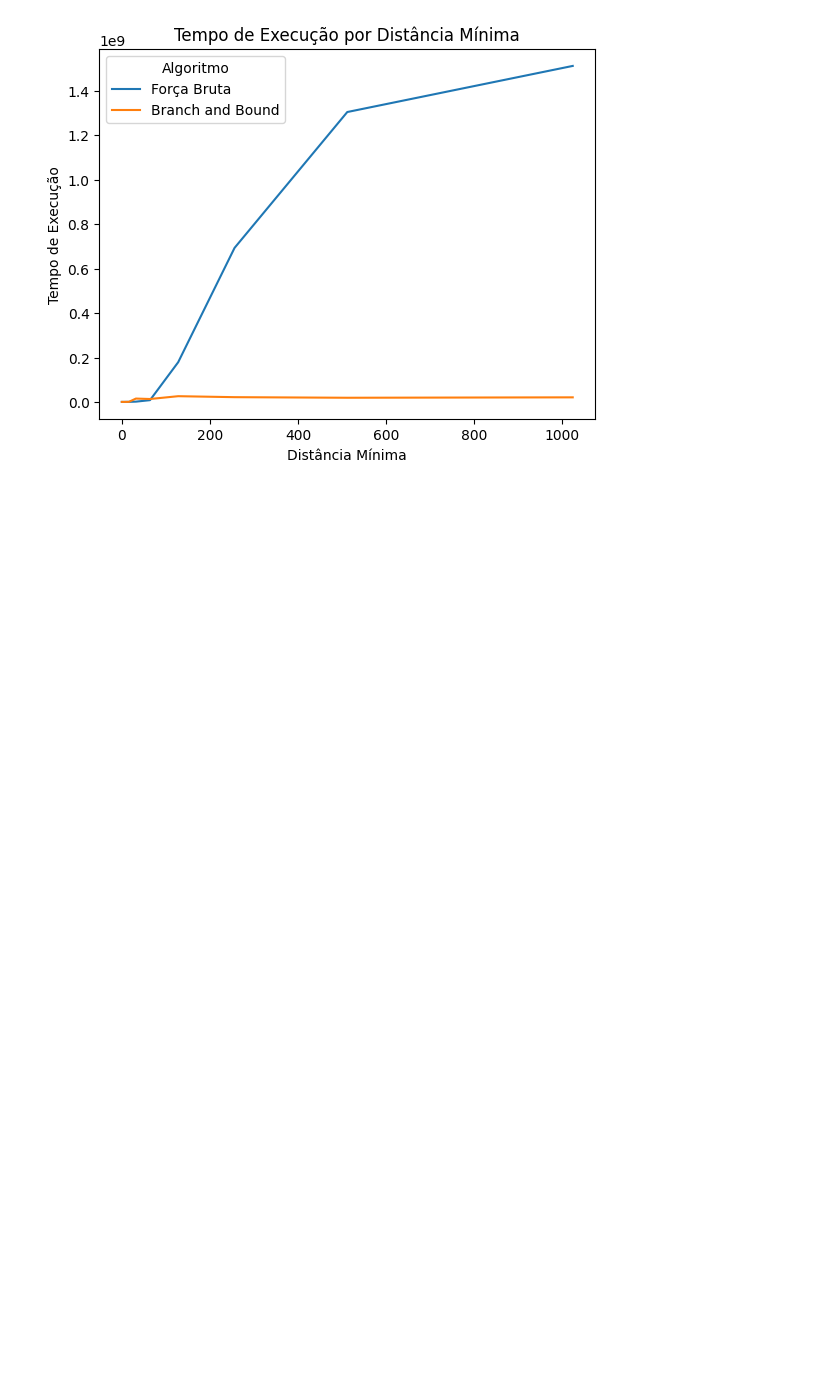
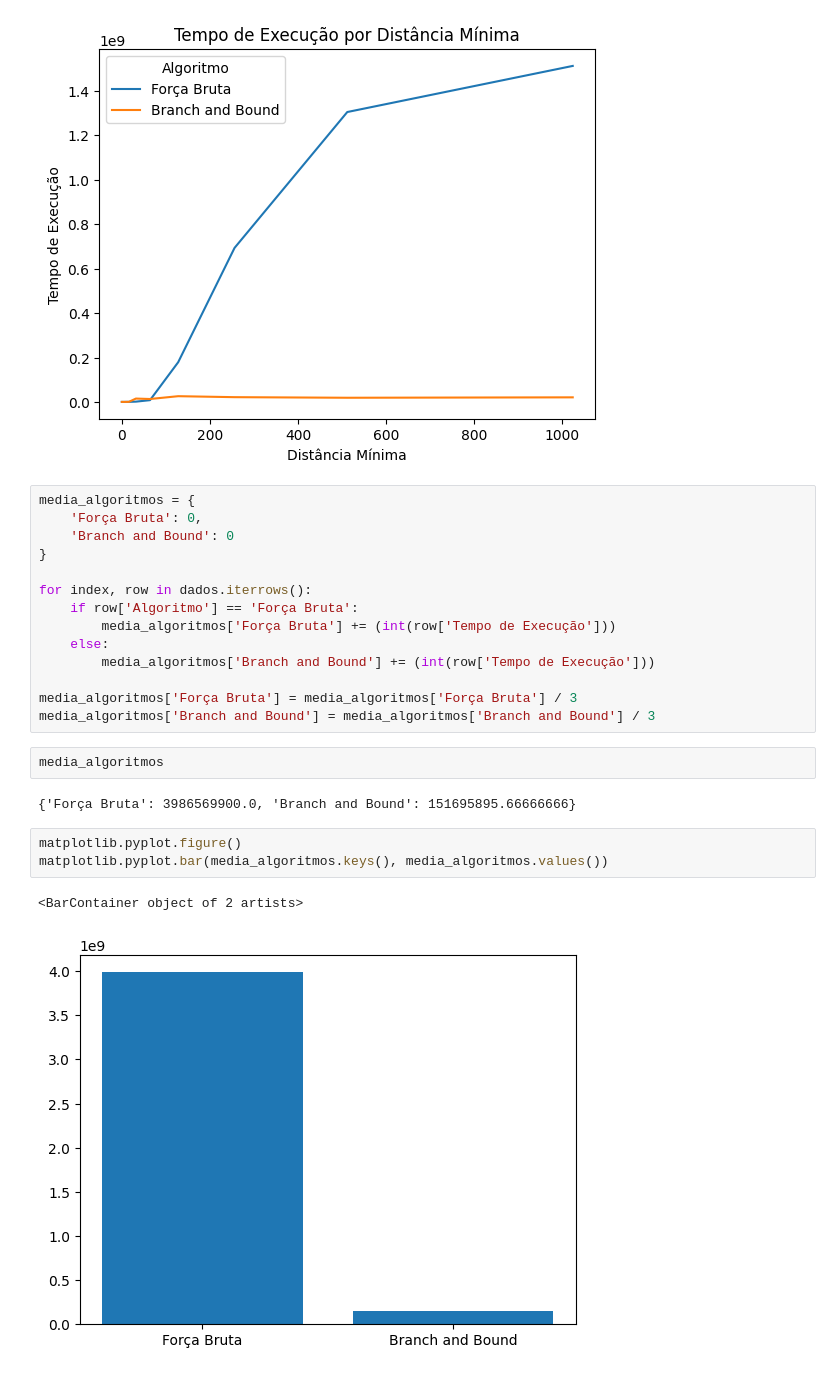
Before and after one commit to Henriquemcc/Trabalho_Pratico_-_Projeto_e_Analise_de_Algoritmos_-_2024-1, a Jupyter notebook: testes/testar.ipynb, the cells around one changed output. Drawn from its saved outputs; the diff is of its cells as text; blank space fills up the shorter version.

Commit message:
Plotando o gráfico de barra comparando os dois algoritmos

```diff
--- a/testes/testar.ipynb
+++ b/testes/testar.ipynb
@@ -146,3 +146,27 @@ matplotlib.pyplot.legend(title='Algoritmo')
 matplotlib.pyplot.show()
 # %% [output]
 [figure]
+# %%
+media_algoritmos = {
+    'Força Bruta': 0,
+    'Branch and Bound': 0
+}
+
+for index, row in dados.iterrows():
+    if row['Algoritmo'] == 'Força Bruta':
+        media_algoritmos['Força Bruta'] += (int(row['Tempo de Execução']))
+    else:
+        media_algoritmos['Branch and Bound'] += (int(row['Tempo de Execução']))
+
+media_algoritmos['Força Bruta'] = media_algoritmos['Força Bruta'] / 3
+media_algoritmos['Branch and Bound'] = media_algoritmos['Branch and Bound'] / 3
+# %%
+media_algoritmos
+# %% [output]
+{'Força Bruta': 3986569900.0, 'Branch and Bound': 151695895.66666666}
+# %%
+matplotlib.pyplot.figure()
+matplotlib.pyplot.bar(media_algoritmos.keys(), media_algoritmos.values())
+# %% [output]
+<BarContainer object of 2 artists>
+[figure, added]
```
